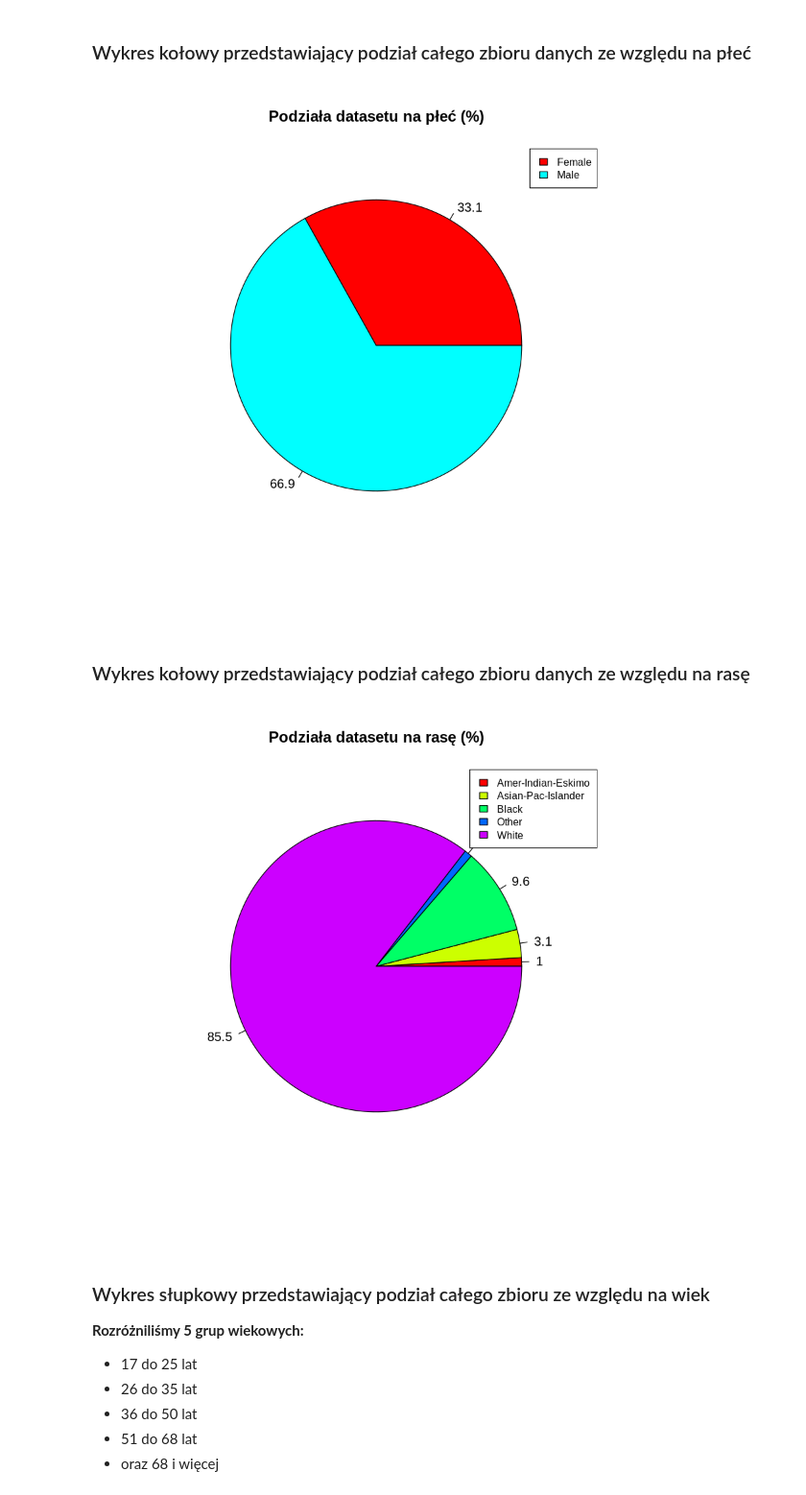
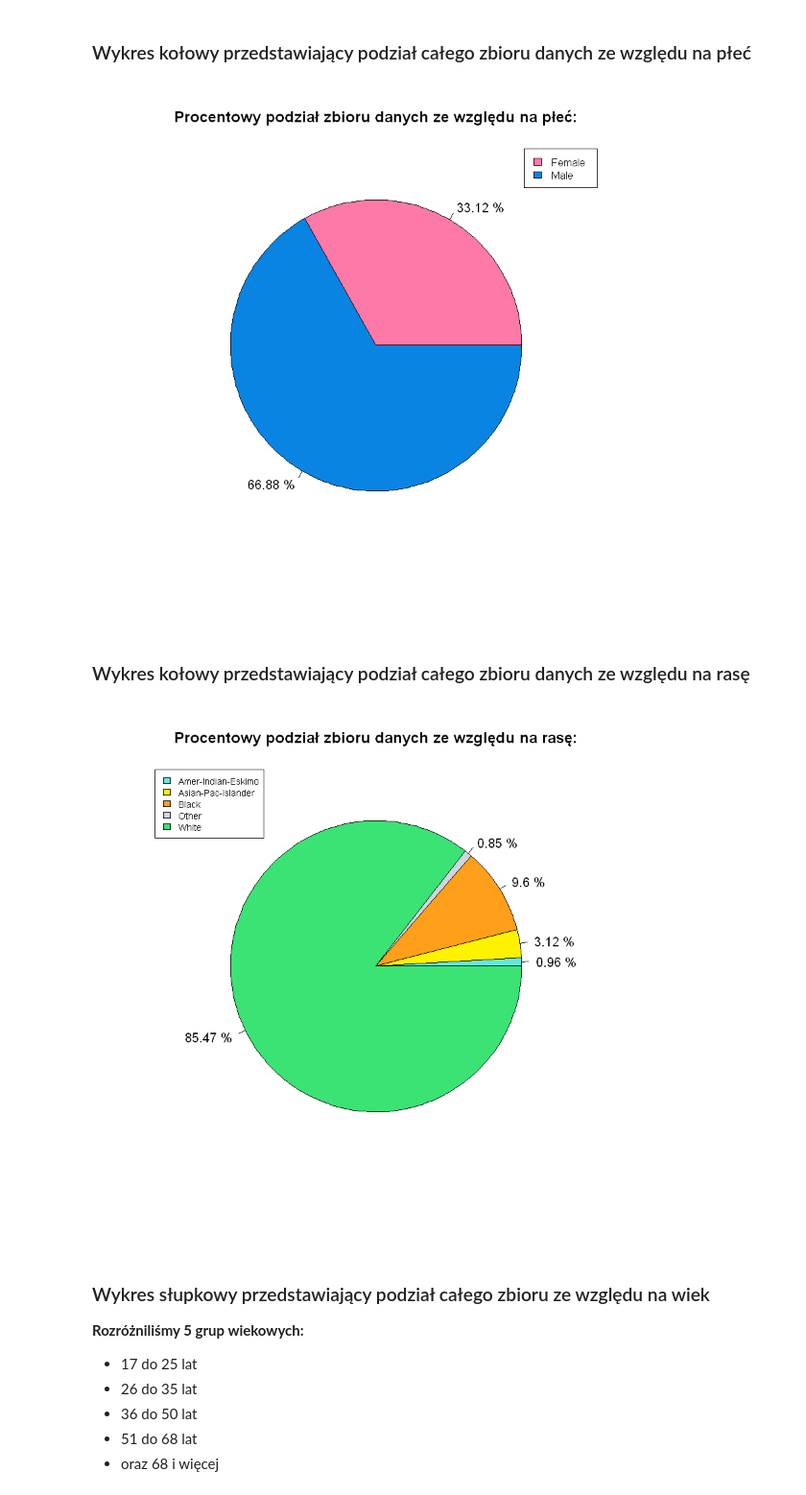
Before and after one commit to falken01/data-analysis-income, a Jupyter notebook: data_analysis_income_r.ipynb, the cells around one changed output. Shown: that part at 96% size. Cells and saved outputs as stored; diff of their text form; code cells hidden in the pictures.

```diff
--- a/data_analysis_income_r.ipynb
+++ b/data_analysis_income_r.ipynb
@@ -61,7 +100,8 @@ Registered S3 methods overwritten by 'ggplot2':
 # %% [markdown]
 ### Pobieramy dane do dalszej obróbki wskazując że dane oddzielone są przecinkiem
 # %%
-df_income <- read.csv("https://community052.blob.core.windows.net/csvs/train.csv", header = TRUE, sep = ",")
+CSV_DATA_URL <- "https://community052.blob.core.windows.net/csvs/train.csv"
+df_income <- read.csv(CSV_DATA_URL, header = TRUE, sep = ",")
 # %% [markdown]
 ### Przykładowa struktura bazy danych w postaci tabeli (pierwsze 40 rekordów)
 # %%
@@ -120,0 +218,4 @@ $income_.50K
+# %%
+df_income$income_.50K = as.logical(df_income$income_.50K)
+print('Typ danych w kolumnie income_.50K po zmianie:')
+sapply(df_income['income_.50K'], class)
@@ -134,22 +284,24 @@ count(gender)
 # %%
-percentage <- round(100*x$n/sum(x$n), 1)
-pie(x$n, labels = percentage, main="Podziała datasetu na płeć (%)", col = rainbow(length(x)))
-legend("topright", c("Female","Male"), cex = 0.8,
-   fill = rainbow(length(x)))
+colors = c("#fd79a8", "#0984e3")
+percentage <- paste(round(100*gender$n/sum(gender$n), 2), '%')
+
+pie(gender$n, labels = percentage, main="Procentowy podział zbioru danych ze względu na płeć:", col=colors)
+legend("topright", c("Female","Male"), cex = 0.8, fill=colors)
 # %% [output]
-[figure, old version]
+[figure, new version]
 # %%
 race = df_income %>%
 count(race)
 # %% [markdown]
 ### Wykres kołowy przedstawiający podział całego zbioru danych ze względu na rasę
 # %%
-percentage <- round(100*race$n/sum(race$n), 1)
-pie(race$n, labels = percentage,main="Podziała datasetu na rasę (%)", col = rainbow(length(percentage)))
-legend("topright", c("Amer-Indian-Eskimo","Asian-Pac-Islander","Black","Other","White"), cex = 0.8,
-   fill = rainbow(length(percentage)))
+colors=c('#67e6dc', '#fff200', '#ff9f1a', '#ced6e0', '#3ae374')
+percentage <- paste(round(100*race$n/sum(race$n), 2), "%")
+
+pie(race$n, labels = percentage, main="Procentowy podział zbioru danych ze względu na rasę:", col = colors)
+legend("topleft", levels(df_income$race), cex = 0.7, fill = colors)
 # %% [output]
-[figure, old version]
+[figure, new version]
 # %% [markdown]
 ### Wykres słupkowy przedstawiający podział  całego zbioru ze względu na wiek
 **Rozróżniliśmy 5 grup wiekowych:**
```
Also changed, not shown: parts of 46 cells of this notebook.
